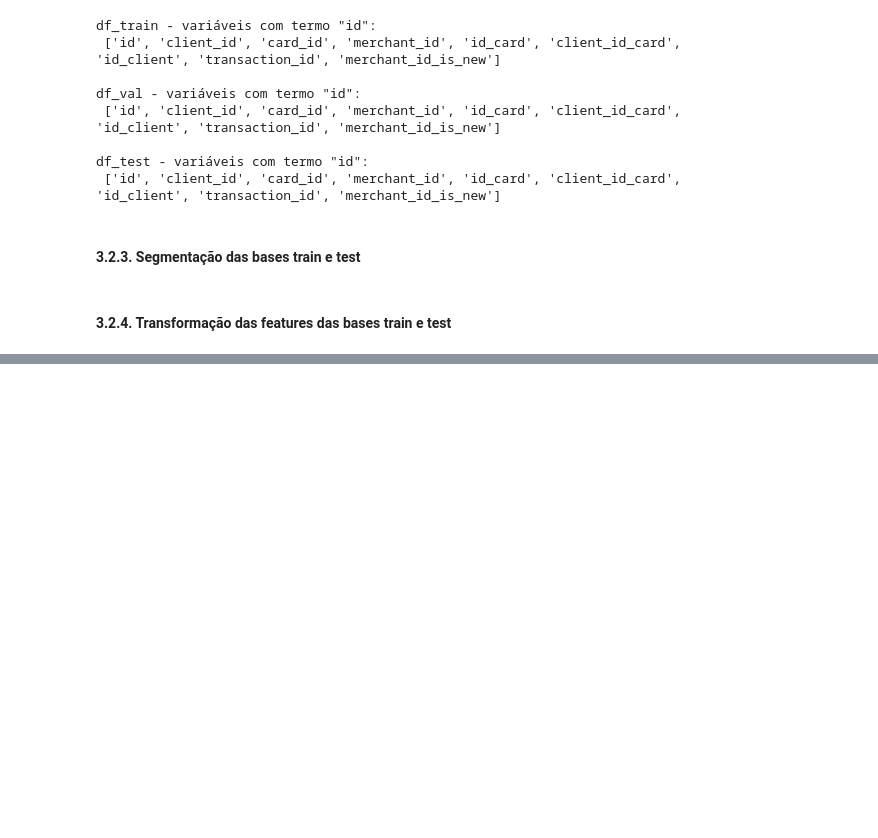
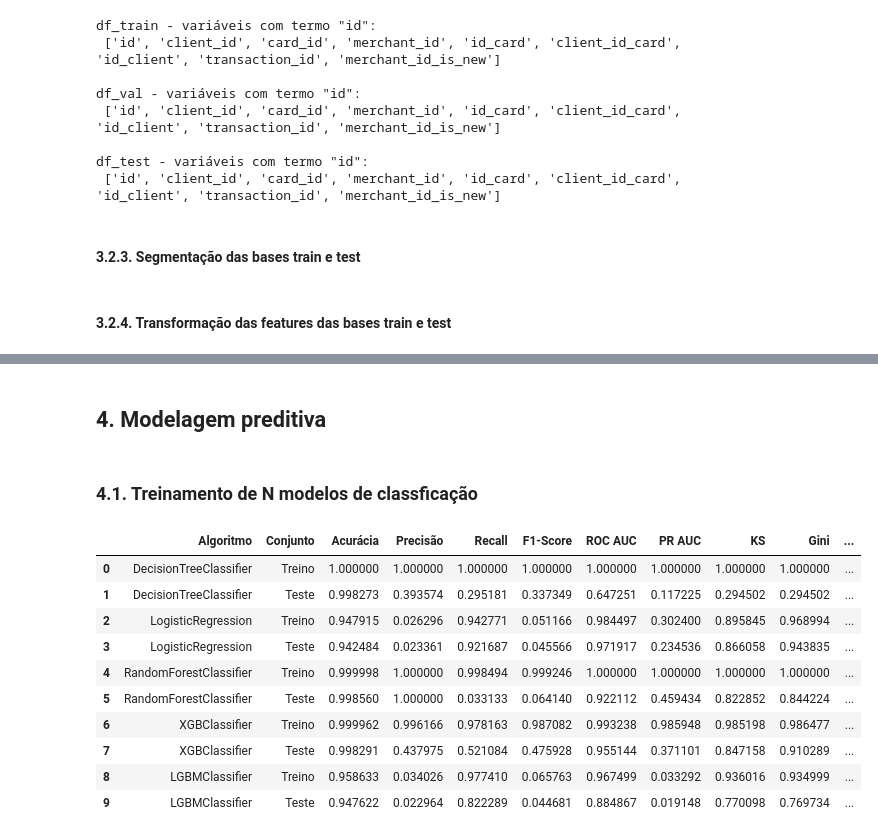
Before and after one commit to emso-exe/Deteccao_de_fraude_em_transacoes_financeiras, a Jupyter notebook: 003_modelagem_preditiva.ipynb, the cells around one changed output, grey strips where cells are left out. Cells and saved outputs as stored; diff of their text form; code cells hidden in the pictures; blank space fills up the shorter version.

```diff
--- a/003_modelagem_preditiva.ipynb
+++ b/003_modelagem_preditiva.ipynb
@@ -366,0 +374,4 @@ Shape de X_test após transformação:  (178303, 140)
+# %% [markdown]
+## 4. Modelagem preditiva
+# %% [markdown]
+### 4.1. Treinamento de N modelos de classficação
@@ -366,0 +457,18 @@ Shape de X_test após transformação:  (178303, 140)
+# %%
+# Avaliando os modelos
+results_df = calculate_metrics(algorithms, X_train, y_train, X_test, y_test, preprocessor)
+
+# Exibindo os resultados
+results_df
+# %% [output]
+|  | Algoritmo | Conjunto | Acurácia | Precisão | Recall | F1-Score | ROC AUC | PR AUC | KS | Gini | ... |
+| 0 | DecisionTreeClassifier | Treino | 1.000000 | 1.000000 | 1.000000 | 1.000000 | 1.000000 | 1.000000 | 1.000000 | 1.000000 | ... |
+| 1 | DecisionTreeClassifier | Teste | 0.998273 | 0.393574 | 0.295181 | 0.337349 | 0.647251 | 0.117225 | 0.294502 | 0.294502 | ... |
+| 2 | LogisticRegression | Treino | 0.947915 | 0.026296 | 0.942771 | 0.051166 | 0.984497 | 0.302400 | 0.895845 | 0.968994 | ... |
+| 3 | LogisticRegression | Teste | 0.942484 | 0.023361 | 0.921687 | 0.045566 | 0.971917 | 0.234536 | 0.866058 | 0.943835 | ... |
+| 4 | RandomForestClassifier | Treino | 0.999998 | 1.000000 | 0.998494 | 0.999246 | 1.000000 | 1.000000 | 1.000000 | 1.000000 | ... |
+| 5 | RandomForestClassifier | Teste | 0.998560 | 1.000000 | 0.033133 | 0.064140 | 0.922112 | 0.459434 | 0.822852 | 0.844224 | ... |
+| 6 | XGBClassifier | Treino | 0.999962 | 0.996166 | 0.978163 | 0.987082 | 0.993238 | 0.985948 | 0.985198 | 0.986477 | ... |
+| 7 | XGBClassifier | Teste | 0.998291 | 0.437975 | 0.521084 | 0.475928 | 0.955144 | 0.371101 | 0.847158 | 0.910289 | ... |
+| 8 | LGBMClassifier | Treino | 0.958633 | 0.034026 | 0.977410 | 0.065763 | 0.967499 | 0.033292 | 0.936016 | 0.934999 | ... |
+| 9 | LGBMClassifier | Teste | 0.947622 | 0.022964 | 0.822289 | 0.044681 | 0.884867 | 0.019148 | 0.770098 | 0.769734 | ... |
```
Also changed, not shown: parts of 18 cells of this notebook.
